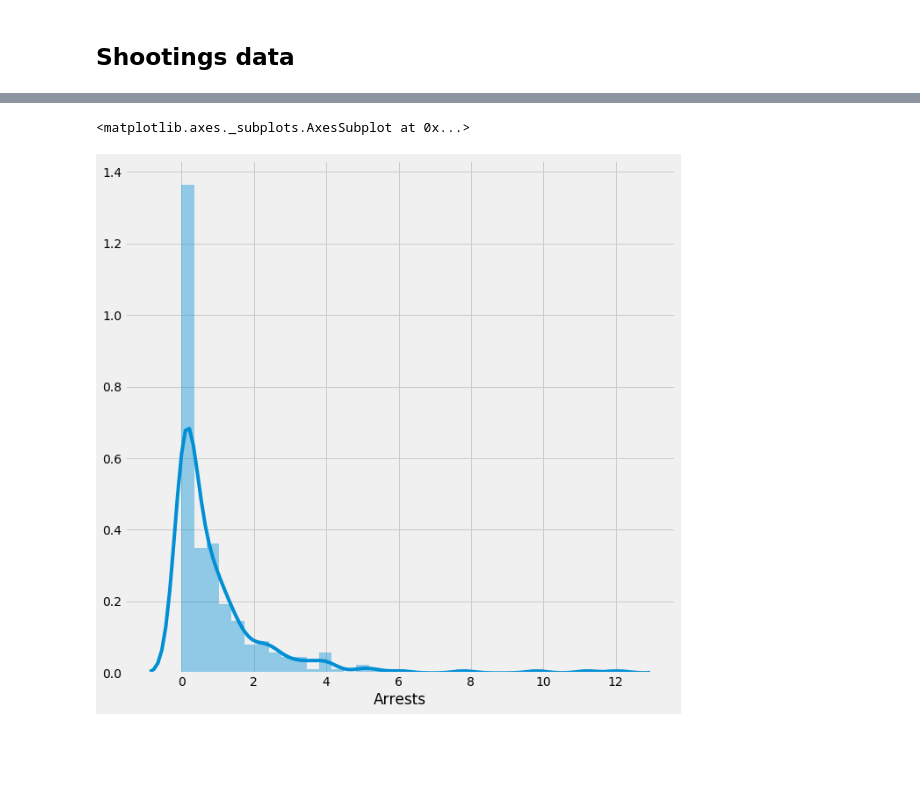
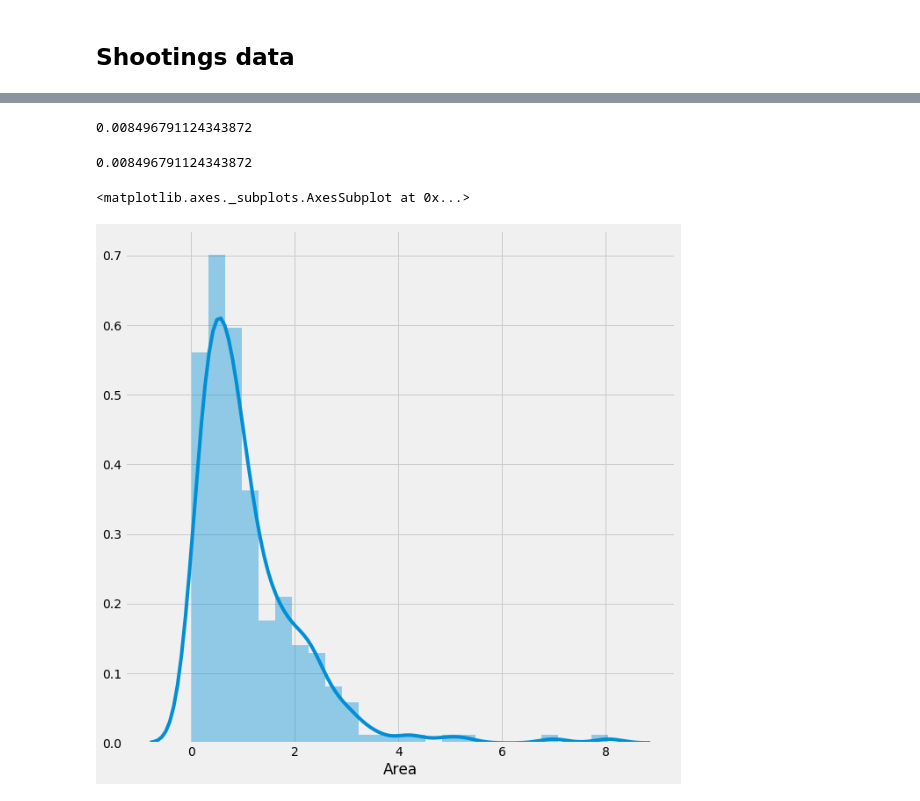
Before and after one commit to semodi/Coursera_Capstone, a Jupyter notebook: nyc_crime.ipynb, the cells around one changed output, grey strips where cells are left out. Cells and saved outputs as stored; diff of their text form; code cells hidden in the pictures; blank space fills up the shorter version.

```diff
--- a/nyc_crime.ipynb
+++ b/nyc_crime.ipynb
@@ -138,0 +229,6 @@ ny_df = pd.merge(ny_df,call_count, left_on='Neighborhood',right_index=True)
+# %%
+ny_df['Arrests'] = ny_df['Arrests']/ny_df.Area * 1000
+# %%
+ny_df['Arrests'] = ny_df.Arrests.fillna(0)
+# %%
+ny_df.set_index('Neighborhood').loc['Riverdale']
@@ -139,3 +243,5 @@ ny_df = pd.merge(ny_df,call_count, left_on='Neighborhood',right_index=True)
+# %%
+ny_df.Arrests = ny_df.Arrests.astype(float)
 # %%
 mean_crime =  ny_df.groupby('Neighborhood').mean().mean().Arrests
 # %%
@@ -143 +249,15 @@ ny_df['Arrests']/=mean_crime
+# %%
+ny_df['Area'].min()
+# %% [output]
+0.008496791124343872
+# %%
+ny_df['Area'].min()
+# %% [output]
+0.008496791124343872
+# %%
+sns.distplot(ny_df['Area'])
+# xscale('log')
+# %% [output]
+<matplotlib.axes._subplots.AxesSubplot at 0x...>
+[figure, added]
 # %%
@@ -146,9 +265,3 @@ ny_df['Arrests (log)'] = np.log(ny_df.Arrests)/np.log(10)
-# %%
-sns.distplot(ny_df['Arrests'])
-# xscale('log')
-# %% [output]
-<matplotlib.axes._subplots.AxesSubplot at 0x...>
-[figure, removed]
 # %%
 world_map = folium.Map(location=[40.7896239, -73.9598939], zoom_start=11,width='100%',height='100%')
 
```
Also changed, not shown: parts of 22 cells of this notebook, 14 other files.
